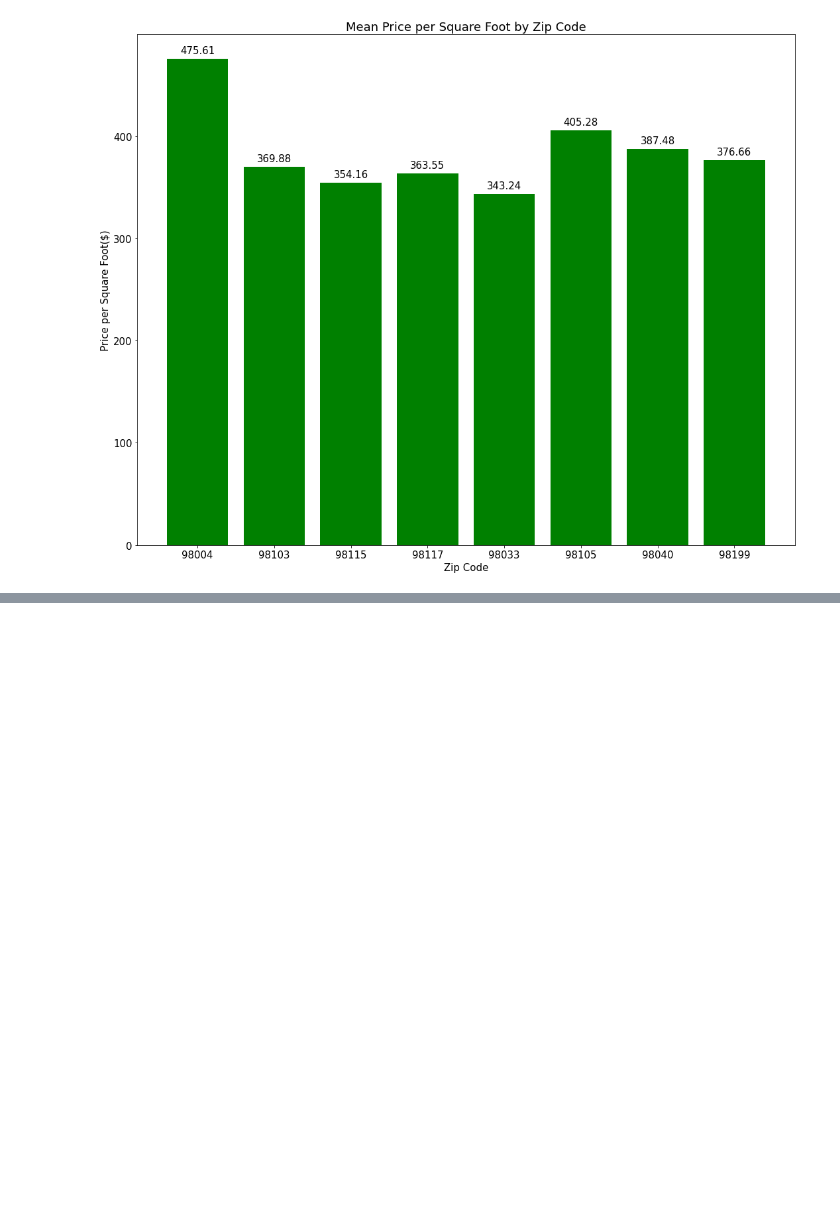
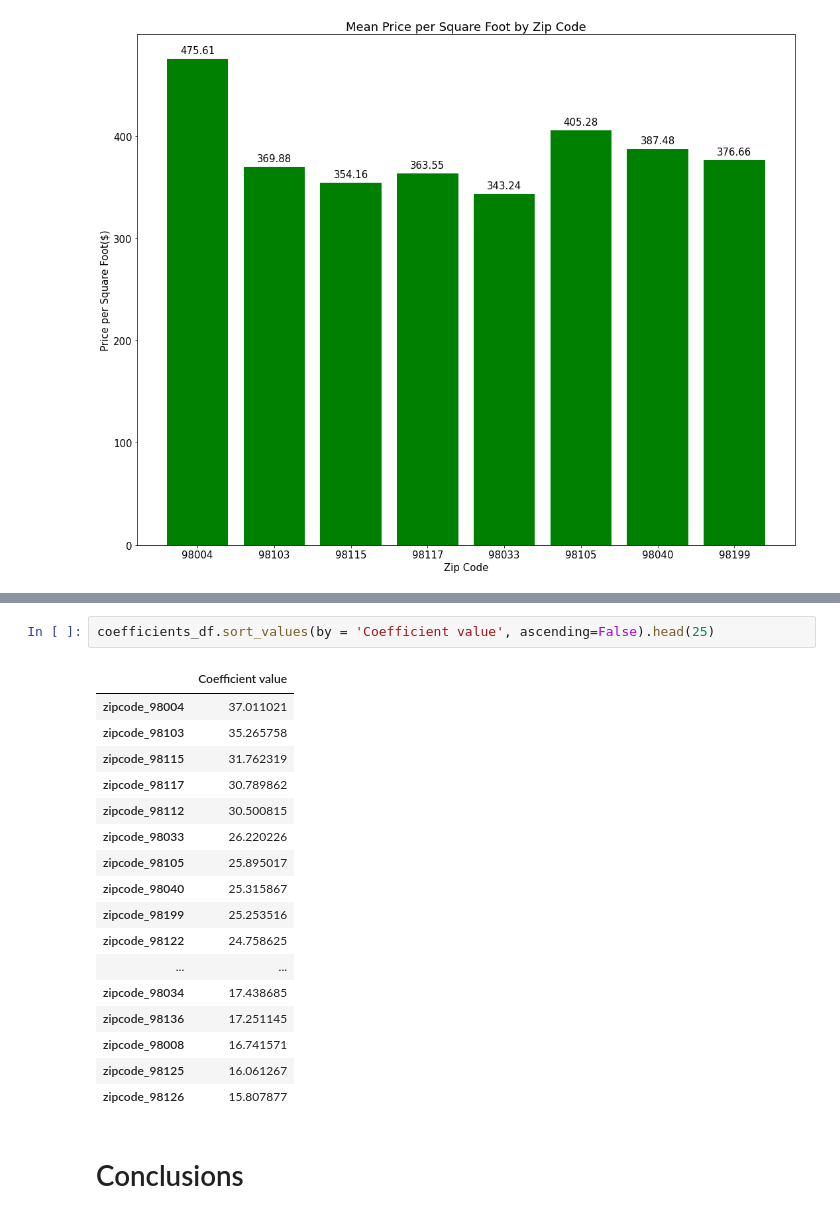
Before and after one commit to ThomasHChapman/P2-SeattleHousing, a Jupyter notebook: working_notebooks/tom_working.ipynb, the cells around one changed output, grey strips where cells are left out. Cells and saved outputs as stored; diff of their text form; blank space fills up the shorter version.

```diff
--- a/working_notebooks/tom_working.ipynb
+++ b/working_notebooks/tom_working.ipynb
@@ -751,0 +757,22 @@ for p in pps:
+# %%
+coefficients_df.sort_values(by = 'Coefficient value', ascending=False).head(25)
+# %% [output]
+|  | Coefficient value |
+| zipcode_98004 | 37.011021 |
+| zipcode_98103 | 35.265758 |
+| zipcode_98115 | 31.762319 |
+| zipcode_98117 | 30.789862 |
+| zipcode_98112 | 30.500815 |
+| zipcode_98033 | 26.220226 |
+| zipcode_98105 | 25.895017 |
+| zipcode_98040 | 25.315867 |
+| zipcode_98199 | 25.253516 |
+| zipcode_98122 | 24.758625 |
+| ... | ... |
+| zipcode_98034 | 17.438685 |
+| zipcode_98136 | 17.251145 |
+| zipcode_98008 | 16.741571 |
+| zipcode_98125 | 16.061267 |
+| zipcode_98126 | 15.807877 |
+# %% [markdown]
+# Conclusions
```
Also changed, not shown: parts of 46 cells of this notebook, 4 other files.
